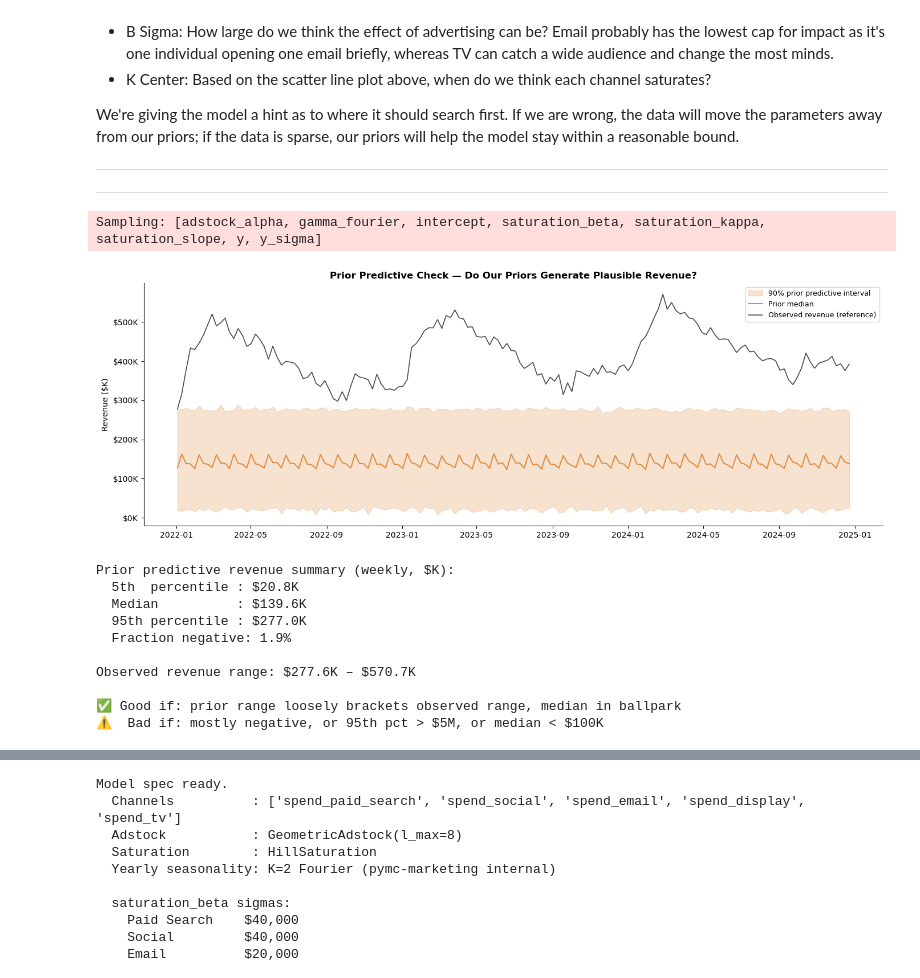
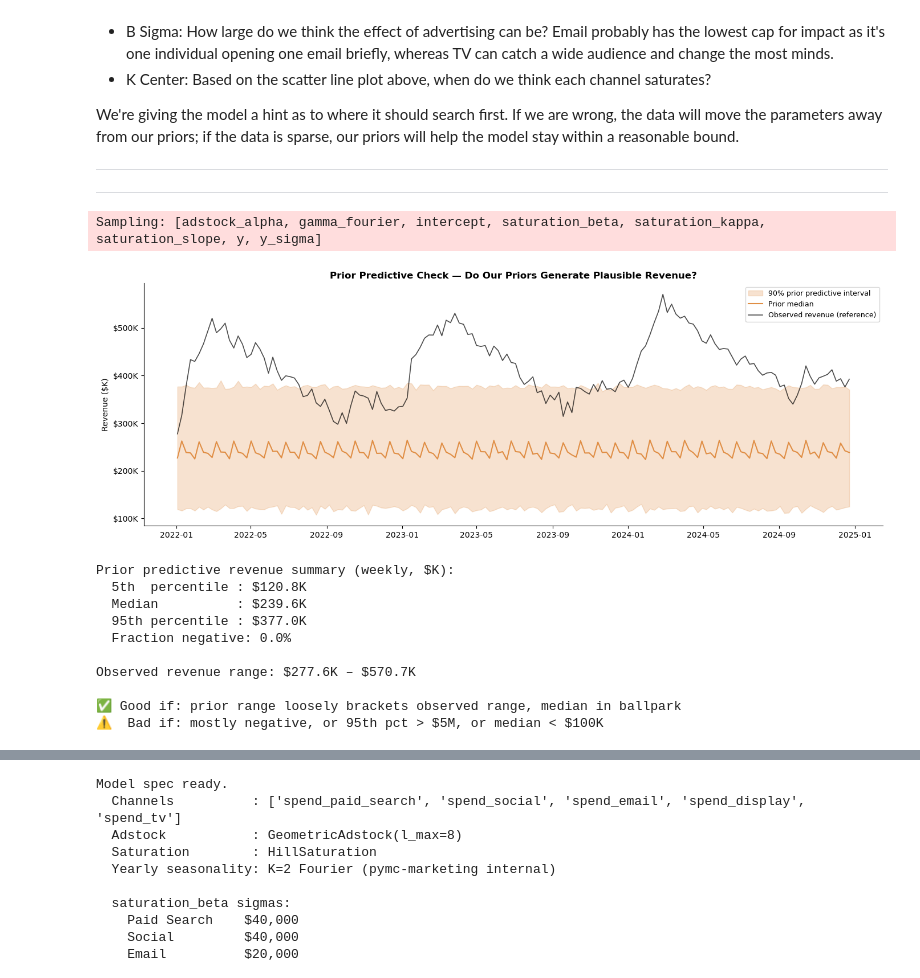
Before and after one commit to jwalluww/MarketingScience, a Jupyter notebook: mmm-bayesian/notebooks/marketing_mix_model_bayesian.ipynb, the cells around one changed output, grey strips where cells are left out. Drawn from its saved outputs; the diff is of its cells as text; code cells hidden in the pictures.

```diff
--- a/mmm-bayesian/notebooks/marketing_mix_model_bayesian.ipynb
+++ b/mmm-bayesian/notebooks/marketing_mix_model_bayesian.ipynb
@@ -911,15 +911,21 @@ n_centers  = np.array([3.0, 1.8, 2.2, 2.0, 1.5])
 k_sigma    = k_centers * 0.20
 n_sigma    = np.full(5, 0.5)
 
-saturation_beta_sigma = np.array([40_000, 40_000, 20_000, 25_000, 60_000])
+saturation_beta_sigma = np.array([
+    80_000,    # Paid Search — doubled
+    80_000,    # Social — doubled
+    40_000,    # Email — doubled
+    50_000,    # Display — doubled
+    120_000,   # TV — doubled
+])
 
 model_config_ppc = {
-    "intercept":        Prior("Normal",    mu=150_000, sigma=75_000),
+    "intercept":        Prior("Normal",     mu=250_000, sigma=75_000),
     "saturation_beta":  Prior("HalfNormal", sigma=saturation_beta_sigma),
-    "saturation_kappa": Prior("Normal",    mu=k_centers, sigma=k_sigma),
-    "saturation_slope": Prior("Normal",    mu=n_centers, sigma=n_sigma),
-    "gamma_fourier":    Prior("Laplace",   mu=0, b=0.1),
-    "likelihood":       Prior("Normal",    sigma=Prior("HalfNormal", sigma=20_000)),
+    "saturation_kappa": Prior("Normal",     mu=k_centers, sigma=k_sigma),
+    "saturation_slope": Prior("Normal",     mu=n_centers, sigma=n_sigma),
+    "gamma_fourier":    Prior("Laplace",    mu=0, b=0.1),
+    "likelihood":       Prior("Normal",     sigma=Prior("HalfNormal", sigma=20_000)),
 }
 
 mmm_ppc = MMM(
@@ -954,39 +960,39 @@ fig, ax = plt.subplots(figsize=(14, 5))
 
 ax.fill_between(df.week, lo / 1e3, hi / 1e3,
                 alpha=0.25, color="#E08E45",
                 label="90% prior predictive interval")
 ax.plot(df.week, mid / 1e3,
         color="#E08E45", lw=1.5, label="Prior median")
 ax.plot(df.week, df.revenue / 1e3,
         color="black", lw=1.2, alpha=0.7, label="Observed revenue (reference)")
 
 ax.set_ylabel("Revenue ($K)")
 ax.yaxis.set_major_formatter(mticker.FuncFormatter(lambda x, _: f"${x:,.0f}K"))
 ax.set_title("Prior Predictive Check — Do Our Priors Generate Plausible Revenue?",
              fontweight="bold")
 ax.legend(fontsize=9)
 plt.tight_layout()
 plt.savefig("11a_prior_predictive_check.png", dpi=150, bbox_inches="tight")
 plt.show()
 
 # ── Summary stats ─────────────────────────────────────────────────────────────
 print("Prior predictive revenue summary (weekly, $K):")
 print(f"  5th  percentile : ${np.percentile(prior_y_flat,  5) / 1e3:,.1f}K")
 print(f"  Median          : ${np.percentile(prior_y_flat, 50) / 1e3:,.1f}K")
 print(f"  95th percentile : ${np.percentile(prior_y_flat, 95) / 1e3:,.1f}K")
 print(f"  Fraction negative: {(prior_y_flat < 0).mean():.1%}")
 print(f"\nObserved revenue range: "
       f"${df.revenue.min()/1e3:,.1f}K – ${df.revenue.max()/1e3:,.1f}K")
 print("\n✅ Good if: prior range loosely brackets observed range, median in ballpark")
 print("⚠️  Bad if: mostly negative, or 95th pct > $5M, or median < $100K")
 # %% [output]
 Sampling: [adstock_alpha, gamma_fourier, intercept, saturation_beta, saturation_kappa, saturation_slope, y, y_sigma]
-[figure, old version]
+[figure, new version]
 Prior predictive revenue summary (weekly, $K):
-  5th  percentile : $20.8K
-  Median          : $139.6K
-  95th percentile : $277.0K
-  Fraction negative: 1.9%
+  5th  percentile : $120.8K
+  Median          : $239.6K
+  95th percentile : $377.0K
+  Fraction negative: 0.0%
 
 Observed revenue range: $277.6K – $570.7K
 
```
Also changed, not shown: parts of 4 cells of this notebook, 1 other file.
